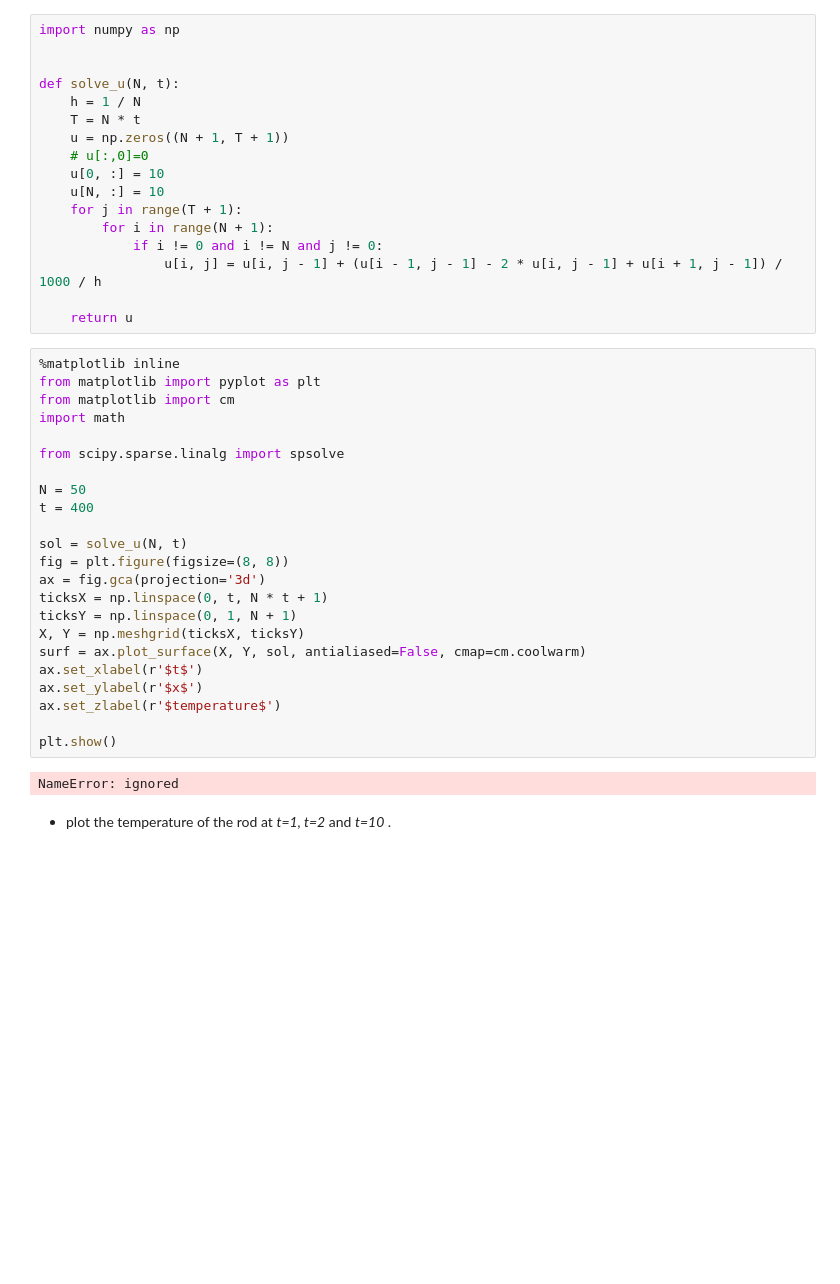
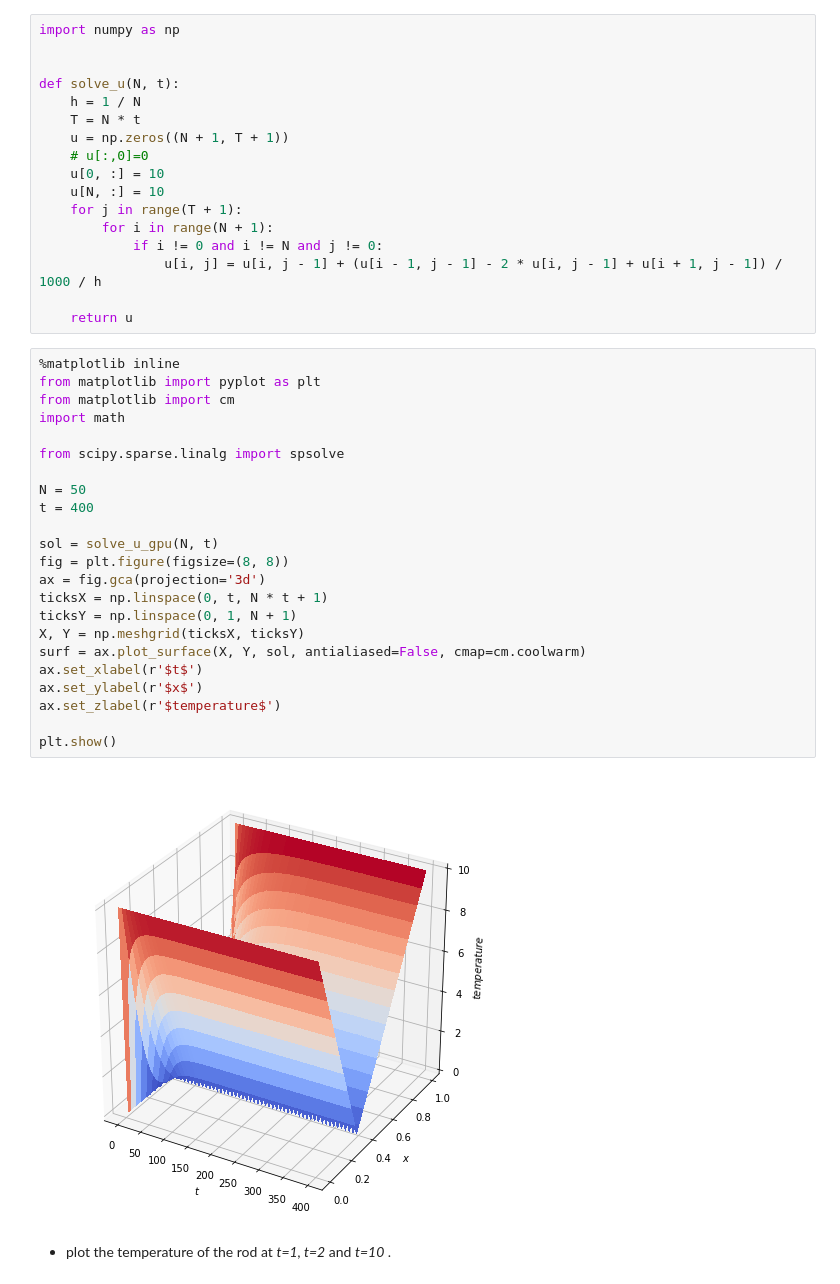
Before and after one commit to YRYoung/HPC, a Jupyter notebook: Assigenment/Asm2_p2.ipynb, the cells around one changed output. Cells and saved outputs as stored; diff of their text form; blank space fills up the shorter version.

```diff
--- a/Assigenment/Asm2_p2.ipynb
+++ b/Assigenment/Asm2_p2.ipynb
@@ -18,28 +18,28 @@ def solve_u(N, t):
 # %%
 %matplotlib inline
 from matplotlib import pyplot as plt
 from matplotlib import cm
 import math
 
 from scipy.sparse.linalg import spsolve
 
 N = 50
 t = 400
 
-sol = solve_u(N, t)
+sol = solve_u_gpu(N, t)
 fig = plt.figure(figsize=(8, 8))
 ax = fig.gca(projection='3d')
 ticksX = np.linspace(0, t, N * t + 1)
 ticksY = np.linspace(0, 1, N + 1)
 X, Y = np.meshgrid(ticksX, ticksY)
 surf = ax.plot_surface(X, Y, sol, antialiased=False, cmap=cm.coolwarm)
 ax.set_xlabel(r'$t$')
 ax.set_ylabel(r'$x$')
 ax.set_zlabel(r'$temperature$')
 
 plt.show()
 # %% [output]
-NameError: ignored
+[figure, added]
 # %% [markdown]
 * plot the temperature of the rod at *t=1, t=2* and *t=10* .
 # %%
```
Also changed, not shown: parts of 1 cell of this notebook.
